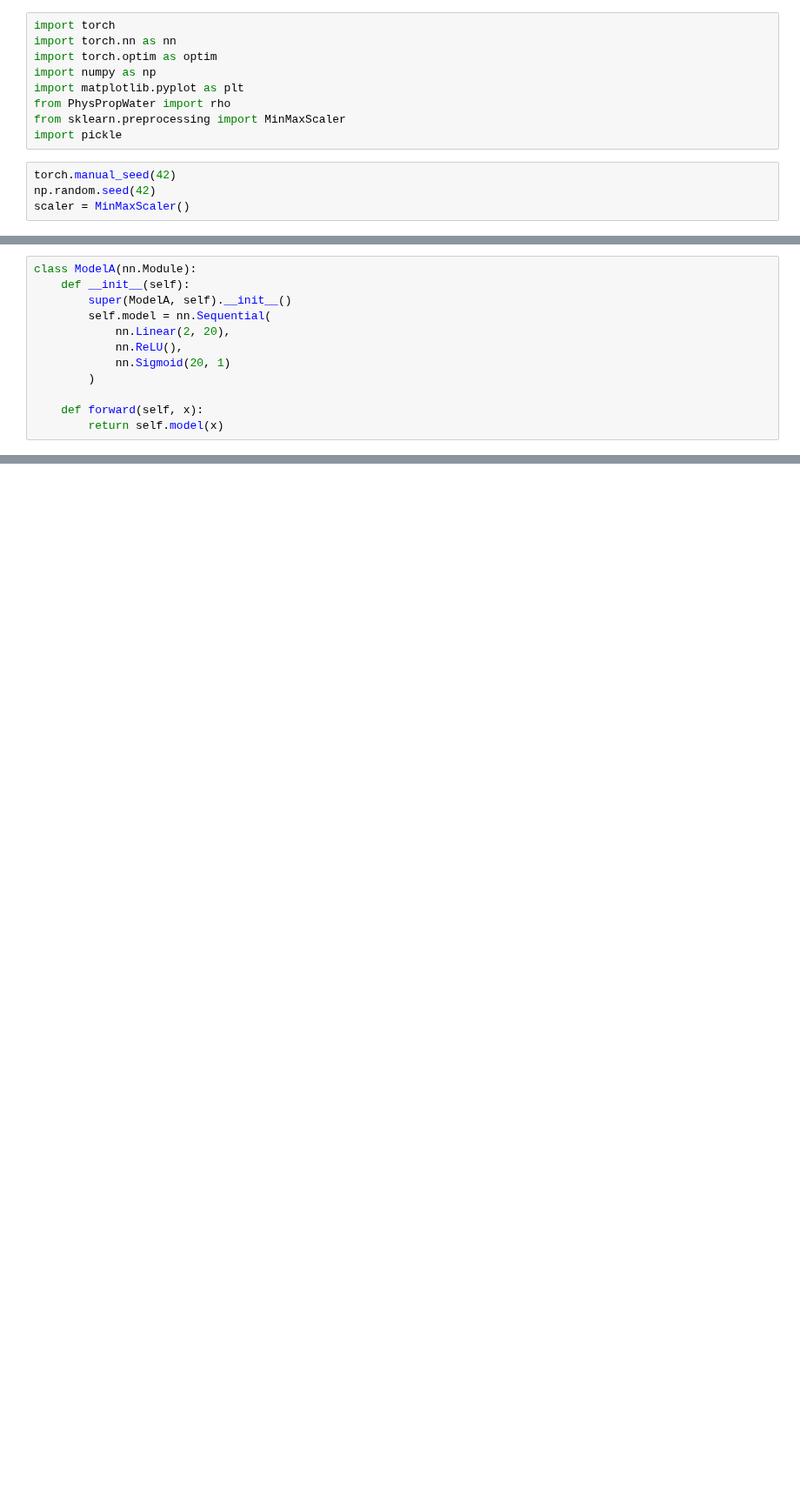
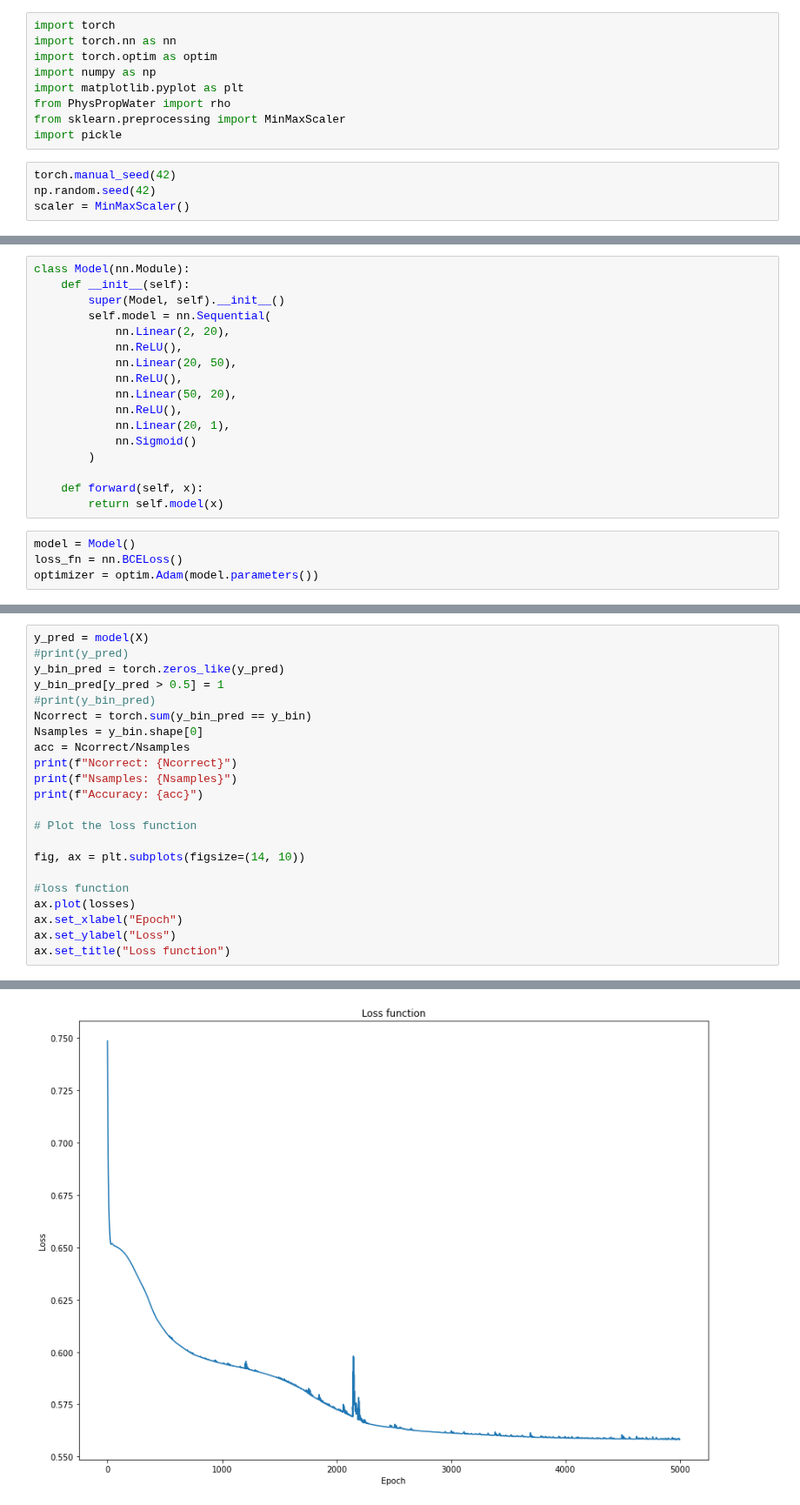
Before and after one commit to OlofssonFredrik/KETN40, a Jupyter notebook: DigitalEx8/uppg2.ipynb, the cells around one changed output, grey strips where cells are left out. Shown at 87% size. Saved outputs shown, nothing was run; the diff lists cells and outputs as text; blank space fills up the shorter version.

```diff
--- a/DigitalEx8/uppg2.ipynb
+++ b/DigitalEx8/uppg2.ipynb
@@ -25,12 +28,21 @@ Yield_scaled = scaler.fit_transform(Yield)
 # %%
-class ModelA(nn.Module):
+class Model(nn.Module):
     def __init__(self):
-        super(ModelA, self).__init__()
+        super(Model, self).__init__()
         self.model = nn.Sequential(
             nn.Linear(2, 20),
             nn.ReLU(),
-            nn.Sigmoid(20, 1)
+            nn.Linear(20, 50),
+            nn.ReLU(),
+            nn.Linear(50, 20),
+            nn.ReLU(),
+            nn.Linear(20, 1),
+            nn.Sigmoid()
         )
 
     def forward(self, x):
         return self.model(x)
+# %%
+model = Model()
+loss_fn = nn.BCELoss()
+optimizer = optim.Adam(model.parameters())
@@ -36,0 +89,23 @@ class ModelA(nn.Module):
+# %%
+y_pred = model(X)
+#print(y_pred)
+y_bin_pred = torch.zeros_like(y_pred)
+y_bin_pred[y_pred > 0.5] = 1
+#print(y_bin_pred)
+Ncorrect = torch.sum(y_bin_pred == y_bin)
+Nsamples = y_bin.shape[0]
+acc = Ncorrect/Nsamples
+print(f"Ncorrect: {Ncorrect}")
+print(f"Nsamples: {Nsamples}")
+print(f"Accuracy: {acc}")
+
+# Plot the loss function
+
+fig, ax = plt.subplots(figsize=(14, 10))
+
+#loss function
+ax.plot(losses)
+ax.set_xlabel("Epoch")
+ax.set_ylabel("Loss")
+ax.set_title("Loss function")
+# %% [output]
@@ -36,0 +116 @@ class ModelA(nn.Module):
+[figure, added]
```
Also changed, not shown: parts of 4 cells of this notebook, 1 other file.
